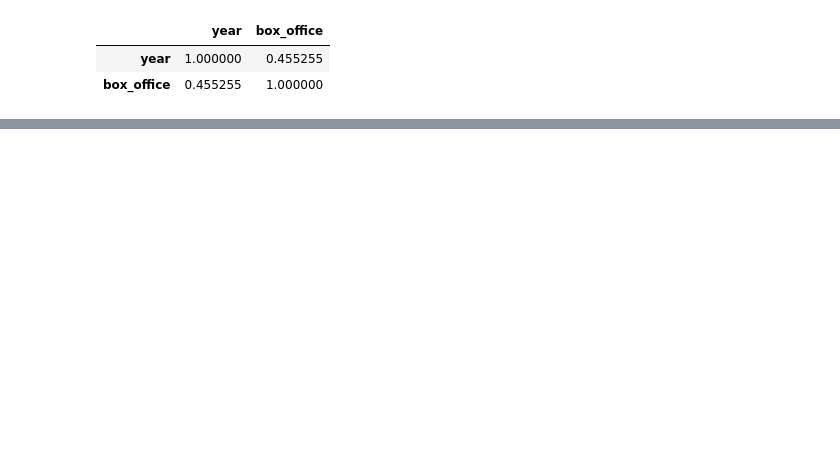
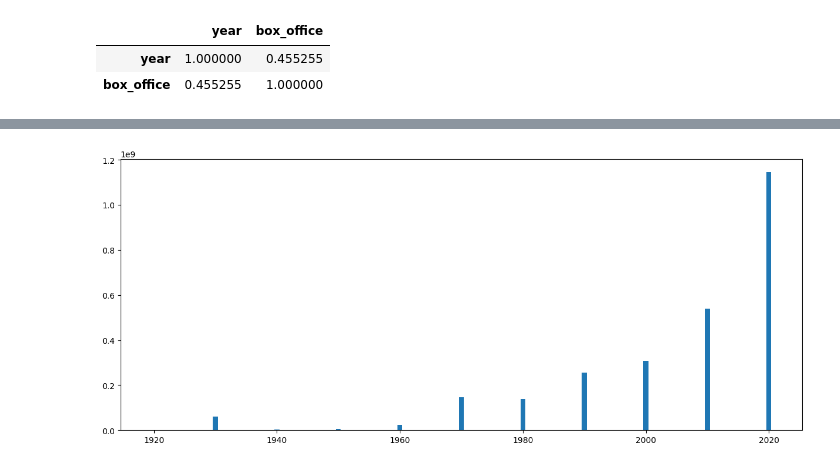
Before and after one commit to carlosventurin/trabalho_prog_basica, a Jupyter notebook: trabalho.ipynb, the cells around one changed output, grey strips where cells are left out. Cells and saved outputs as stored; diff of their text form; code cells hidden in the pictures; blank space fills up the shorter version.

```diff
--- a/trabalho.ipynb
+++ b/trabalho.ipynb
@@ -84,0 +119,7 @@ prejuizo
+# %%
+plt.figure(figsize=(15,6))
+plt.bar(bd.groupby(['decade'])['box_office'].mean().index, bd.groupby(['decade'])['box_office'].mean().values)
+plt.show()
+#Gráfico da média de bilheteria por década
+# %% [output]
+[figure, added]
```
Also changed, not shown: parts of 6 cells of this notebook, 1 other file.
